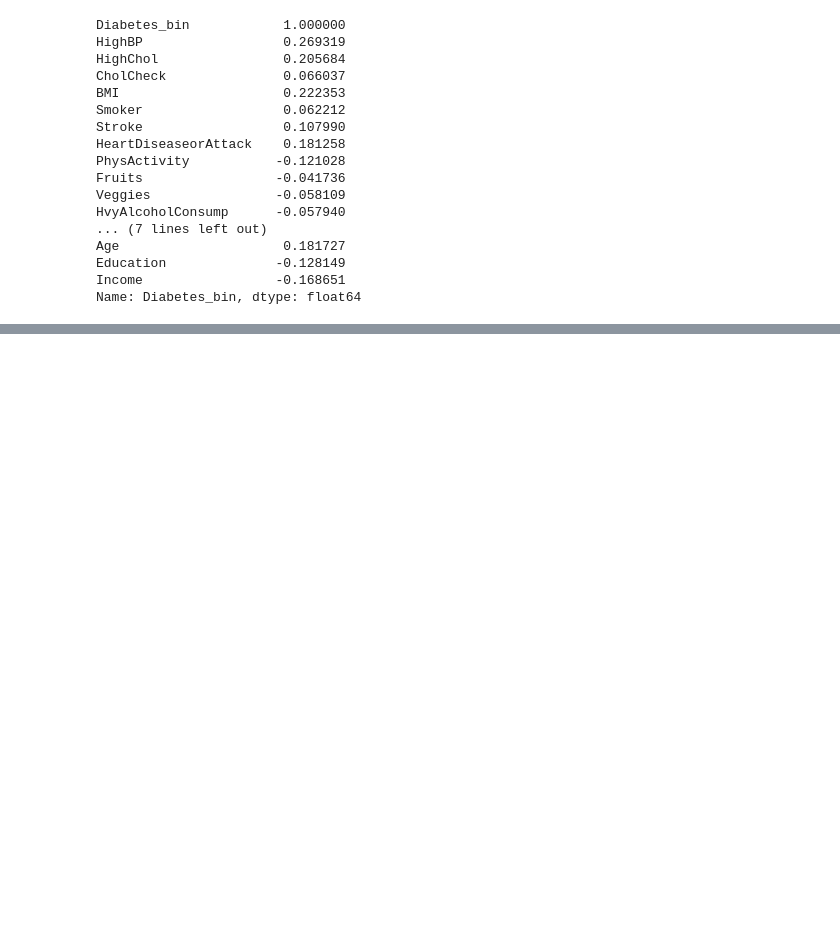
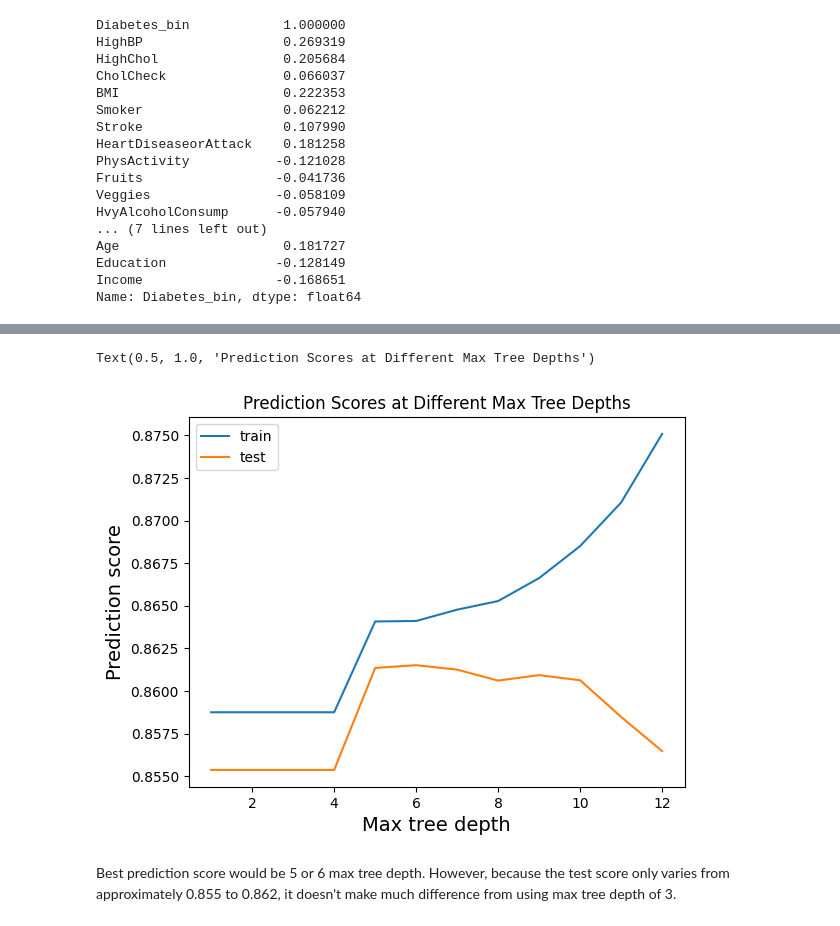
Before and after one commit to singfila/data110_diabetes_project, a Jupyter notebook: data110_final_project.ipynb, the cells around one changed output, grey strips where cells are left out. Saved outputs shown, nothing was run; the diff lists cells and outputs as text; code cells hidden in the pictures; blank space fills up the shorter version.

```diff
--- a/data110_final_project.ipynb
+++ b/data110_final_project.ipynb
@@ -108,0 +210,22 @@ Text(0.5, 1.0, 'General Health vs Diabetes')
+# %%
+# Prediction scores at different max tree depths
+train_scores=[]
+test_scores=[]
+r=range(1,13)
+for i in r:
+    T = DecisionTreeClassifier(max_depth=i)
+    T.fit(X_train, y_train)
+    train_scores.append(T.score(X_train, y_train))
+    test_scores.append(T.score(X_test, y_test))
+fig, ax = plt.subplots(1)
+sns.lineplot(x=r,y=train_scores,label='train')
+sns.lineplot(x=r,y=test_scores,label='test')
+ax.set_ylabel('Prediction score', fontsize=14)
+ax.set_xlabel('Max tree depth', fontsize=14)
+ax.legend()
+ax.set_title("Prediction Scores at Different Max Tree Depths")
+# %% [output]
+Text(0.5, 1.0, 'Prediction Scores at Different Max Tree Depths')
+[figure, added]
+# %% [markdown]
+Best prediction score would be 5 or 6 max tree depth. However, because the test score only varies from approximately 0.855 to 0.862, it doesn't make much difference from using max tree depth of 3.
```
Also changed, not shown: parts of 14 cells of this notebook.
